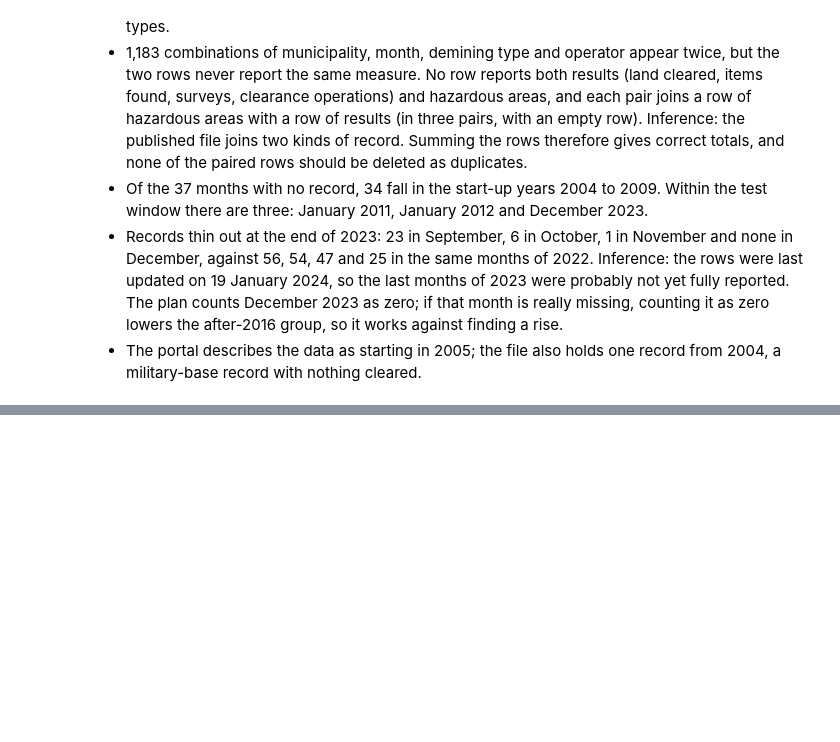
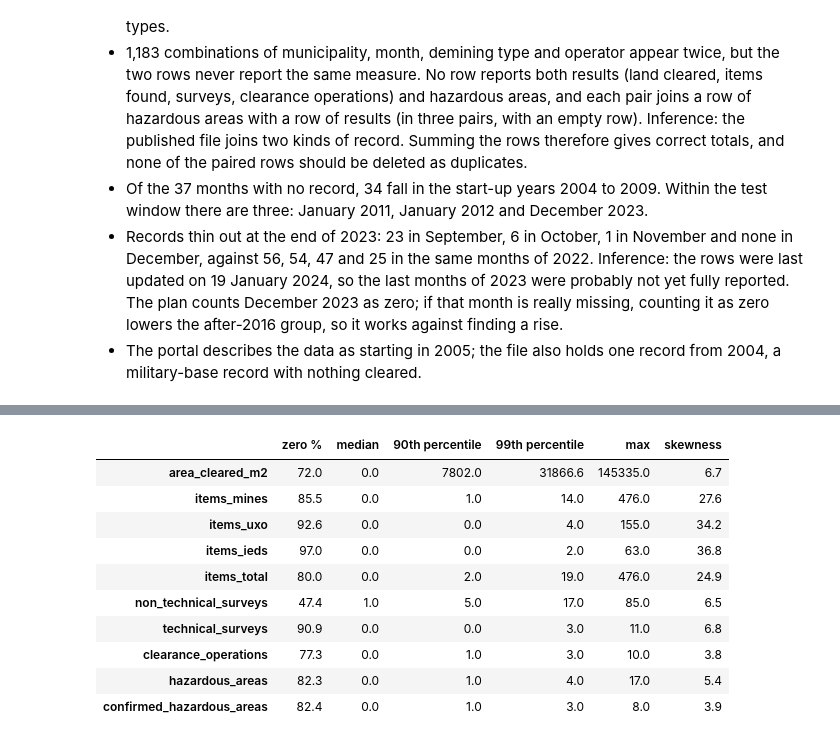
Before and after one commit to travisrcarlson/statistical-analysis-project, a Jupyter notebook: analysis.ipynb, the cells around one changed output, grey strips where cells are left out. Cells and saved outputs as stored; diff of their text form; code cells hidden in the pictures; blank space fills up the shorter version.

```diff
--- a/analysis.ipynb
+++ b/analysis.ipynb
@@ -316,0 +341,10 @@ Records in September to December, 2022 and 2023:
+# %%
+def count_and_share(df, column):
+    """Return the number and percentage of records in each category of a column, largest first."""
+    counts = df[column].value_counts().rename_axis(column).reset_index(name="records")
+    counts["share %"] = (counts["records"] / len(df) * 100).round(1)
+    return counts
+
+
+for column in ["demining_type", "operator_type", "period"]:
+    display(count_and_share(df, column))
@@ -316,0 +430,25 @@ Records in September to December, 2022 and 2023:
+# %%
+def distribution_profile(df, columns):
+    """Summarise the distribution of each column: share of zeros, quantiles, maximum and skewness."""
+    rows = {}
+    for column in columns:
+        values = df[column]
+        rows[column] = {"zero %": values.eq(0).mean() * 100, "median": values.median(),
+                        "90th percentile": values.quantile(0.90), "99th percentile": values.quantile(0.99),
+                        "max": values.max(), "skewness": values.skew()}
+    return pd.DataFrame(rows).T.round(1)
+
+
+distribution_profile(df, MEASURES)
+# %% [output]
+|  | zero % | median | 90th percentile | 99th percentile | max | skewness |
+| area_cleared_m2 | 72.0 | 0.0 | 7802.0 | 31866.6 | 145335.0 | 6.7 |
+| items_mines | 85.5 | 0.0 | 1.0 | 14.0 | 476.0 | 27.6 |
+| items_uxo | 92.6 | 0.0 | 0.0 | 4.0 | 155.0 | 34.2 |
+| items_ieds | 97.0 | 0.0 | 0.0 | 2.0 | 63.0 | 36.8 |
+| items_total | 80.0 | 0.0 | 2.0 | 19.0 | 476.0 | 24.9 |
+| non_technical_surveys | 47.4 | 1.0 | 5.0 | 17.0 | 85.0 | 6.5 |
+| technical_surveys | 90.9 | 0.0 | 0.0 | 3.0 | 11.0 | 6.8 |
+| clearance_operations | 77.3 | 0.0 | 1.0 | 3.0 | 10.0 | 3.8 |
+| hazardous_areas | 82.3 | 0.0 | 1.0 | 4.0 | 17.0 | 5.4 |
+| confirmed_hazardous_areas | 82.4 | 0.0 | 1.0 | 3.0 | 8.0 | 3.9 |
```
Also changed, not shown: parts of 14 cells of this notebook.
